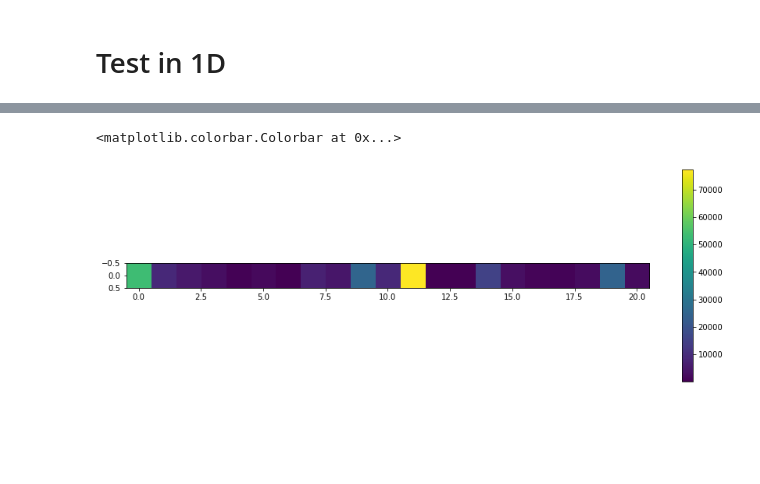
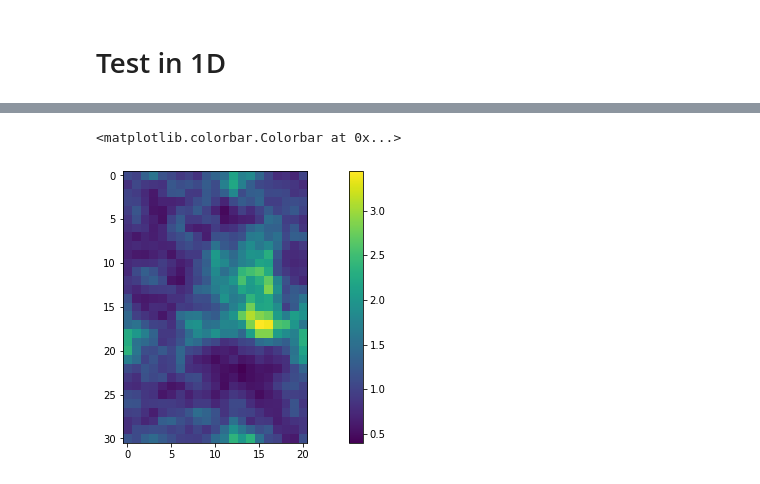
Before and after one commit to remi-adam/pitszi, a Jupyter notebook: notebook/pitszi_dev_lognormal_field_from_pk.ipynb, the cells around one changed output, grey strips where cells are left out. Drawn from its saved outputs; the diff is of its cells as text; code cells hidden in the pictures; blank space fills up the shorter version.

```diff
--- a/notebook/pitszi_dev_lognormal_field_from_pk.ipynb
+++ b/notebook/pitszi_dev_lognormal_field_from_pk.ipynb
@@ -35,0 +39,11 @@ array([36.00929264])
+# %%
+#===== Test FFT calculation
+signal = np.random.normal(0,1,Nx)
+
+k = np.fft.fftfreq(Nx, reso)
+x = k*reso**2*Nx
+Iks = np.zeros(Nx)
+for m in range(Nx):
+    Iks[m] = np.abs(np.sum(np.exp(-2j*np.pi * x[m]*k)*signal))
+
+Iks / np.abs(np.fft.fft(signal))
@@ -177,13 +273,13 @@ plt.fill_between(kmeas, np.median(pkln_mc, axis=0)+np.std(pkln_mc, axis=0),
 Linj = 800
 Ldis = 10
 slope = -11.0/3
-Norm = 0.1
+Norm = 0.5
 # %%
 proj_reso = 20
 los_reso = 25
 Nx = 21
-Ny = 1
-Nz = 1
+Ny = 31
+Nz = 11
 
 print(proj_reso*Nz, los_reso*Nx, los_reso*Ny)
 print(1/(proj_reso*Nz), 1/(los_reso*Nx), 1/(los_reso*Ny))
@@ -245,7 +341,6 @@ plt.colorbar()
 # %%
-def pkrho2pks(pkrho, proj_reso, los_reso):
-    Nz, Ny, Nx = pkrho.shape
-
+def pkrho2pks(Pkr, proj_reso, los_reso):
+    Nz, Ny, Nx = Pkr.shape
     Vx = proj_reso**2 * los_reso
     Vk = 1 / (Nx*Ny*Nz*Vx)
 
@@ -255,24 +350,9 @@ def pkrho2pks(pkrho, proj_reso, los_reso):
     k3d_z, k3d_y, k3d_x = np.meshgrid(k_z, k_y, k_x, indexing='ij')
     knorm = (k3d_z**2 + k3d_y**2 + k3d_x**2)**0.5
 
-    r_x = k_x * Nx * proj_reso**2
-    r_y = k_y * Ny * proj_reso**2
-    r_z = k_z * Nz * los_reso**2
-    r3d_z, r3d_y, r3d_x = np.meshgrid(r_z, r_y, r_x, indexing='ij')
-    rnorm = (r3d_z**2 + r3d_y**2 + r3d_x**2)**0.5
+    Iks = np.abs(np.fft.fftn(Pkr)*Vk + 1)
+    Pks = np.abs(np.fft.ifftn(np.log(Iks))*Vx*Nx*Ny*Nz)
 
-    Iks = np.zeros((Nz,Ny,Nx)) + 1j*np.zeros((Nz,Ny,Nx))
-    for p in range(Nz):
-        for n in range(Ny):
-            for m in range(Nx):
-                Iks[p,n,m] = np.sum(Vk * np.exp(-2j*np.pi * (r_x[m]*k3d_x + r_y[n]*k3d_y + r_z[p]*k3d_z)) * pkrho)
-
-    Pks = np.zeros((Nz,Ny,Nx))
-    for p in range(Nz):
-        for n in range(Ny):
-            for m in range(Nx):
-                Pks[p,n,m] = np.abs(np.sum(Vx * np.exp(2j*np.pi * (r3d_x*k_x[m] + r3d_y*k_y[n] + r3d_z*k_z[p])) * np.log(np.abs(Iks))))
-
-    Pks[knorm == 0] = Pks[knorm == 0] - 1/(2*Vk)*np.log(Iks[rnorm == 0])
+    Pks[knorm == 0] = 0
 
     return Pks
@@ -282,34 +396,35 @@ def get_ln_field():
     k_y = np.fft.fftfreq(Ny, proj_reso)
     k_z = np.fft.fftfreq(Nz, los_reso)
 
     k3d_z, k3d_y, k3d_x = np.meshgrid(k_z, k_y, k_x, indexing='ij')
     k3d_norm = np.sqrt(k3d_x**2 + k3d_y**2 + k3d_z**2)
 
     k3d_norm_flat = k3d_norm.flatten()                      # Flatten the k3d array
     idx_sort = np.argsort(k3d_norm_flat)                    # Get the sorting index
     revidx = np.argsort(idx_sort)                           # Index to invert rearange by sorting
     k3d_norm_flat_sort = np.sort(k3d_norm_flat)             # Sort the k array
     P3d_flat_sort = get_pk3d_in(k3d_norm_flat_sort[1:])
     P3d_flat_sort = P3d_flat_sort                           # Take the unit out
     P3d_flat_sort = np.append(np.array([0]), P3d_flat_sort) # Add P(k=0) = 0 back
     P3d_flat = P3d_flat_sort[revidx]                        # Unsort
     P3d_k_grid = P3d_flat.reshape(Nz,Ny,Nx)                 # Unflatten to k cube
 
     P3d_k_grid_lin = pkrho2pks(P3d_k_grid, proj_reso, los_reso)
 
     amplitude =  np.sqrt(P3d_k_grid_lin / (proj_reso*proj_reso*los_reso))
     field = np.random.normal(loc=0, scale=1, size=(Nz,Ny,Nx))
     fftfield = np.fft.fftn(field) * amplitude
     fluctuation_cube = np.real(np.fft.ifftn(fftfield))
+    fluctuation_cube -= np.mean(amplitude**2)/2
     ln_fluctuation_field = np.exp(fluctuation_cube)
     return ln_fluctuation_field
 
 plt.figure(0, figsize=(15,5))
 plt.imshow(get_ln_field()[0,:,:])
 plt.colorbar()
 # %% [output]
 <matplotlib.colorbar.Colorbar at 0x...>
-[figure, old version]
+[figure, new version]
 # %%
     k_x = np.fft.fftfreq(Nx, proj_reso) # 1/kpc
     k_y = np.fft.fftfreq(Ny, proj_reso)
```
Also changed, not shown: parts of 26 cells of this notebook, 4 other files.
